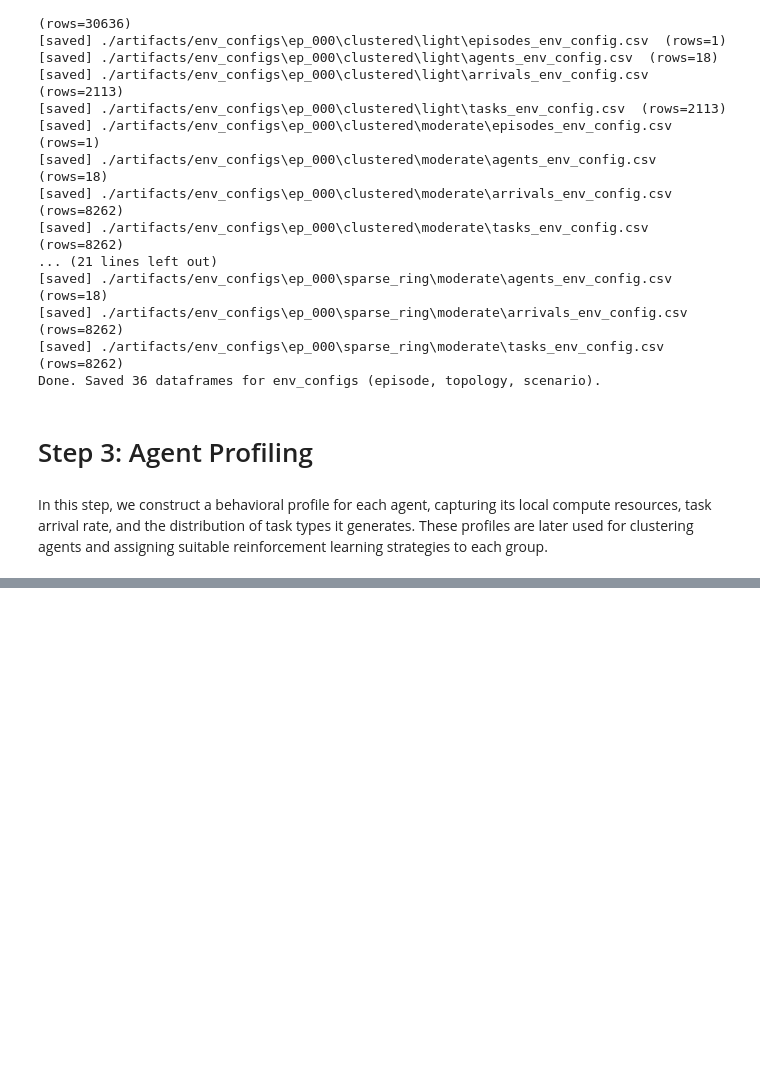
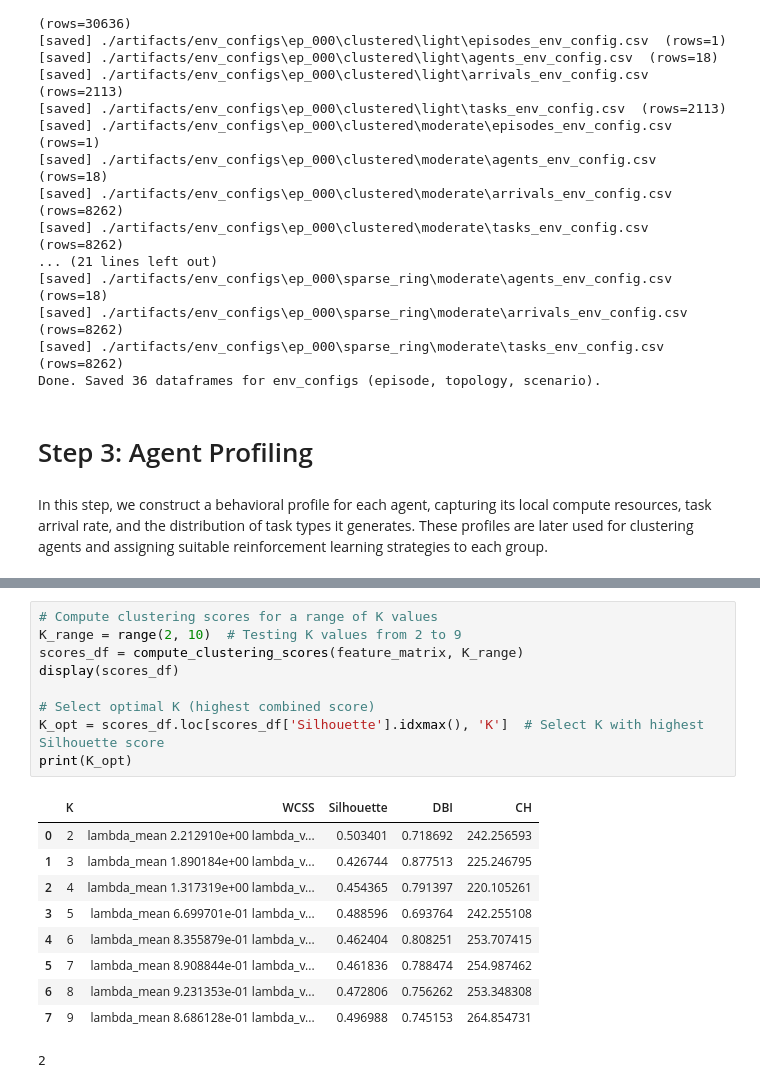
Before and after one commit to niusha-yaghini/Clustering-based-MARL-Offloading-in-Edge-Computing, a Jupyter notebook: Algorithm/Algorithm.ipynb, the cells around one changed output, grey strips where cells are left out. Drawn from its saved outputs; the diff is of its cells as text; blank space fills up the shorter version.

```diff
--- a/Algorithm/Algorithm.ipynb
+++ b/Algorithm/Algorithm.ipynb
@@ -2116,0 +2165,20 @@ display(env_configs["ep_000"]["clustered"]["heavy"]["agent_profiles"].head())
+# %%
+# Compute clustering scores for a range of K values
+K_range = range(2, 10)  # Testing K values from 2 to 9
+scores_df = compute_clustering_scores(feature_matrix, K_range)
+display(scores_df)
+
+# Select optimal K (highest combined score)
+K_opt = scores_df.loc[scores_df['Silhouette'].idxmax(), 'K']  # Select K with highest Silhouette score
+print(K_opt)
+# %% [output]
+|  | K | WCSS | Silhouette | DBI | CH |
+| 0 | 2 | lambda_mean 2.212910e+00 lambda_v... | 0.503401 | 0.718692 | 242.256593 |
+| 1 | 3 | lambda_mean 1.890184e+00 lambda_v... | 0.426744 | 0.877513 | 225.246795 |
+| 2 | 4 | lambda_mean 1.317319e+00 lambda_v... | 0.454365 | 0.791397 | 220.105261 |
+| 3 | 5 | lambda_mean 6.699701e-01 lambda_v... | 0.488596 | 0.693764 | 242.255108 |
+| 4 | 6 | lambda_mean 8.355879e-01 lambda_v... | 0.462404 | 0.808251 | 253.707415 |
+| 5 | 7 | lambda_mean 8.908844e-01 lambda_v... | 0.461836 | 0.788474 | 254.987462 |
+| 6 | 8 | lambda_mean 9.231353e-01 lambda_v... | 0.472806 | 0.756262 | 253.348308 |
+| 7 | 9 | lambda_mean 8.686128e-01 lambda_v... | 0.496988 | 0.745153 | 264.854731 |
+2
```
Also changed, not shown: parts of 42 cells of this notebook, 3 other files.
